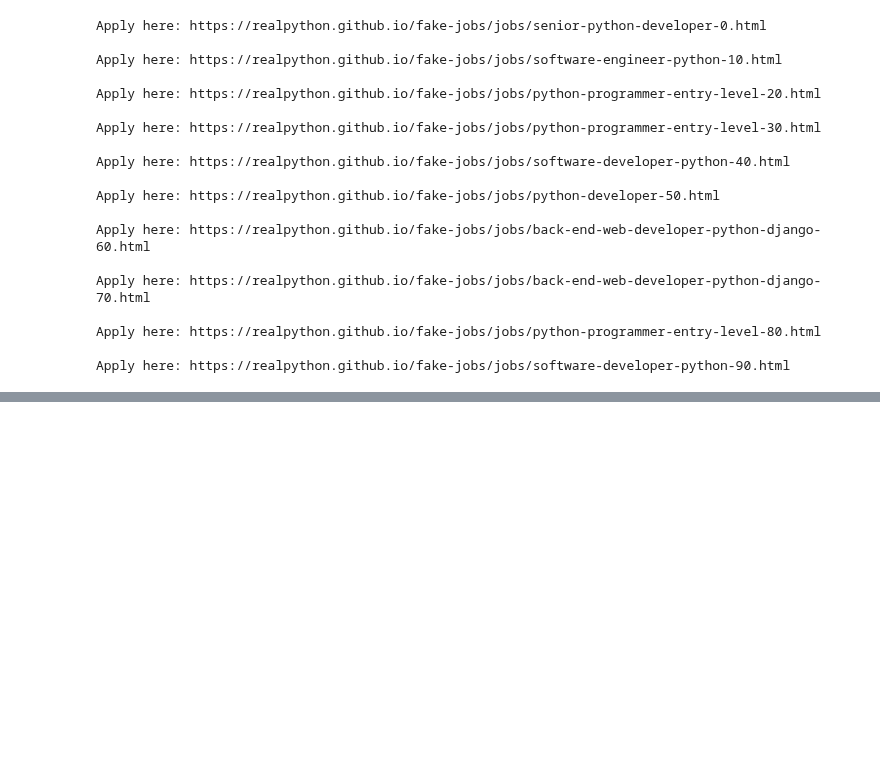
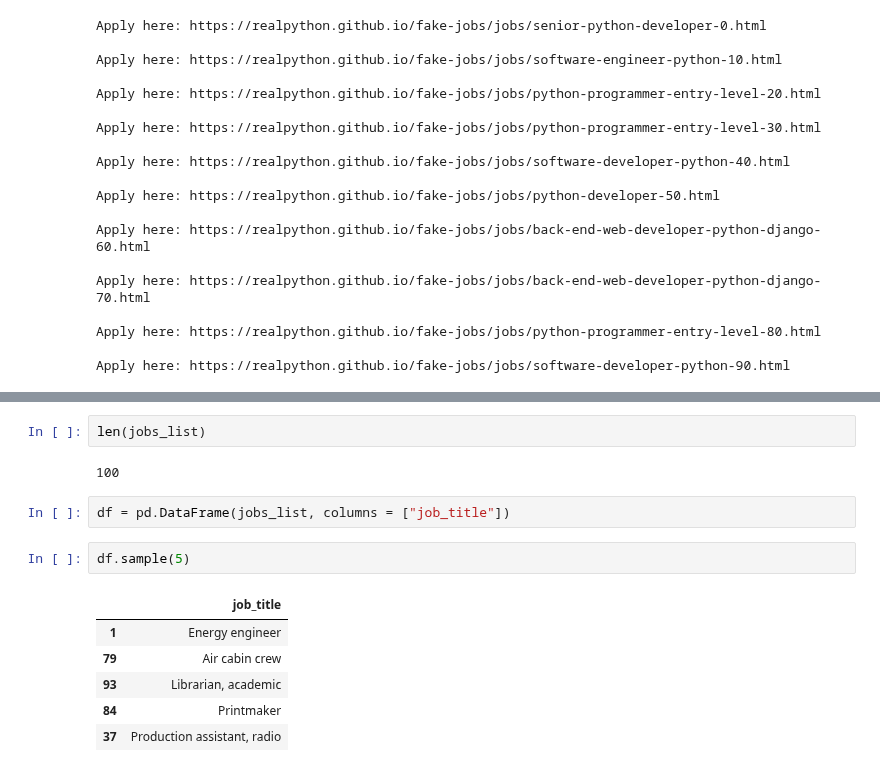
Before and after one commit to Ada-Lovelace-Akademi/data-science, a Jupyter notebook: week-4/4-group-exercise.ipynb, the cells around one changed output, grey strips where cells are left out. Saved outputs shown, nothing was run; the diff lists cells and outputs as text; blank space fills up the shorter version.

```diff
--- a/week-4/4-group-exercise.ipynb
+++ b/week-4/4-group-exercise.ipynb
@@ -233,0 +263,15 @@ Apply here: https://realpython.github.io/fake-jobs/jobs/software-developer-pytho
+# %%
+len(jobs_list)
+# %% [output]
+100
+# %%
+df = pd.DataFrame(jobs_list, columns = ["job_title"])
+# %%
+df.sample(5)
+# %% [output]
+|  | job_title |
+| 1 | Energy engineer |
+| 79 | Air cabin crew |
+| 93 | Librarian, academic |
+| 84 | Printmaker |
+| 37 | Production assistant, radio |
```
Also changed, not shown: parts of 11 cells of this notebook.
